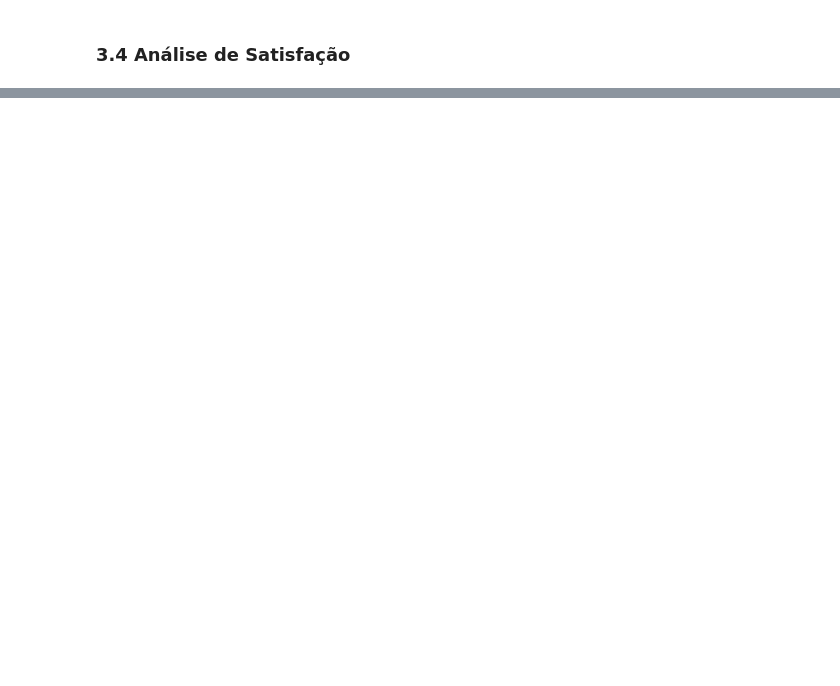
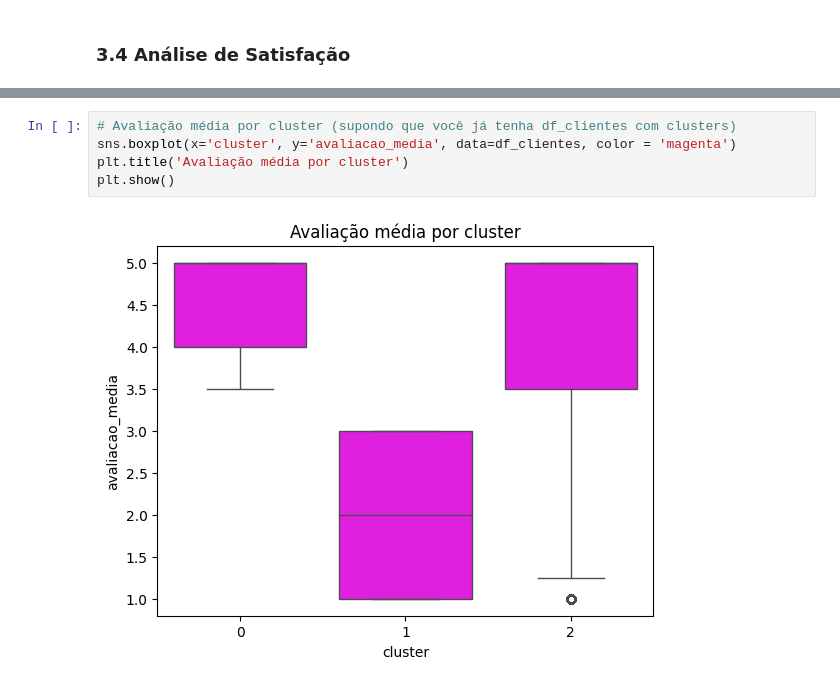
Before and after one commit to biabatista021/projeto-olist, a Jupyter notebook: notebook/olist-analise.ipynb, the cells around one changed output, grey strips where cells are left out. Saved outputs shown, nothing was run; the diff lists cells and outputs as text; blank space fills up the shorter version.

```diff
--- a/notebook/olist-analise.ipynb
+++ b/notebook/olist-analise.ipynb
@@ -1266,0 +1334,7 @@ plt.show()
+# %%
+# Avaliação média por cluster (supondo que você já tenha df_clientes com clusters)
+sns.boxplot(x='cluster', y='avaliacao_media', data=df_clientes, color = 'magenta')
+plt.title('Avaliação média por cluster')
+plt.show()
+# %% [output]
+[figure, added]
```
Also changed, not shown: parts of 13 cells of this notebook, 1 other file.
